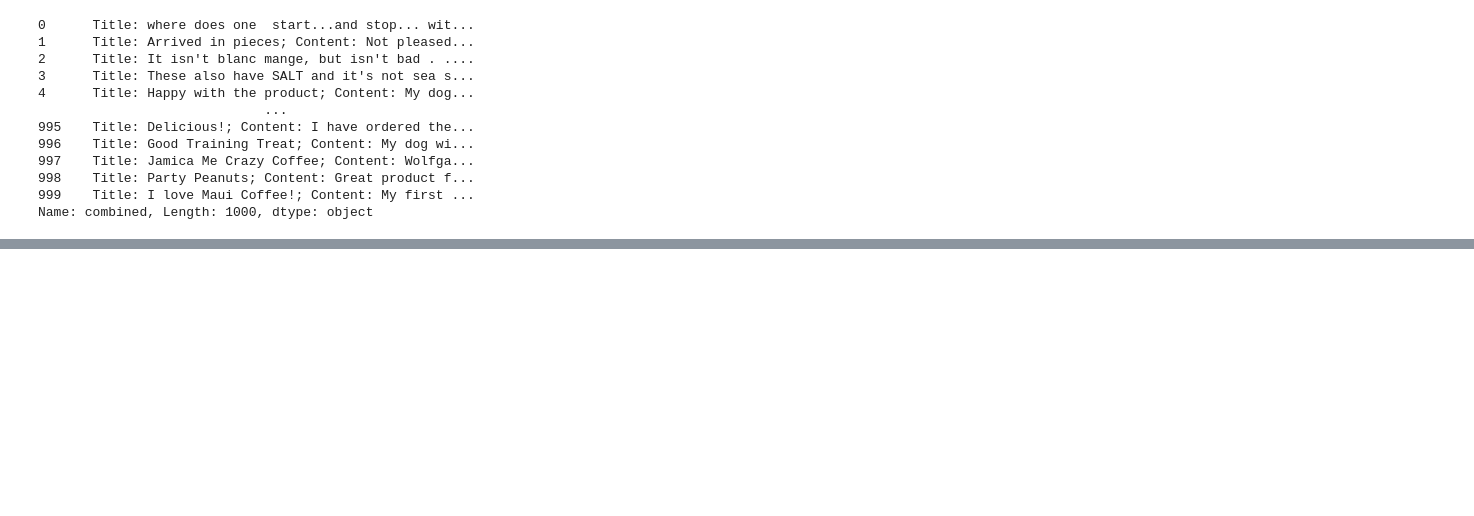
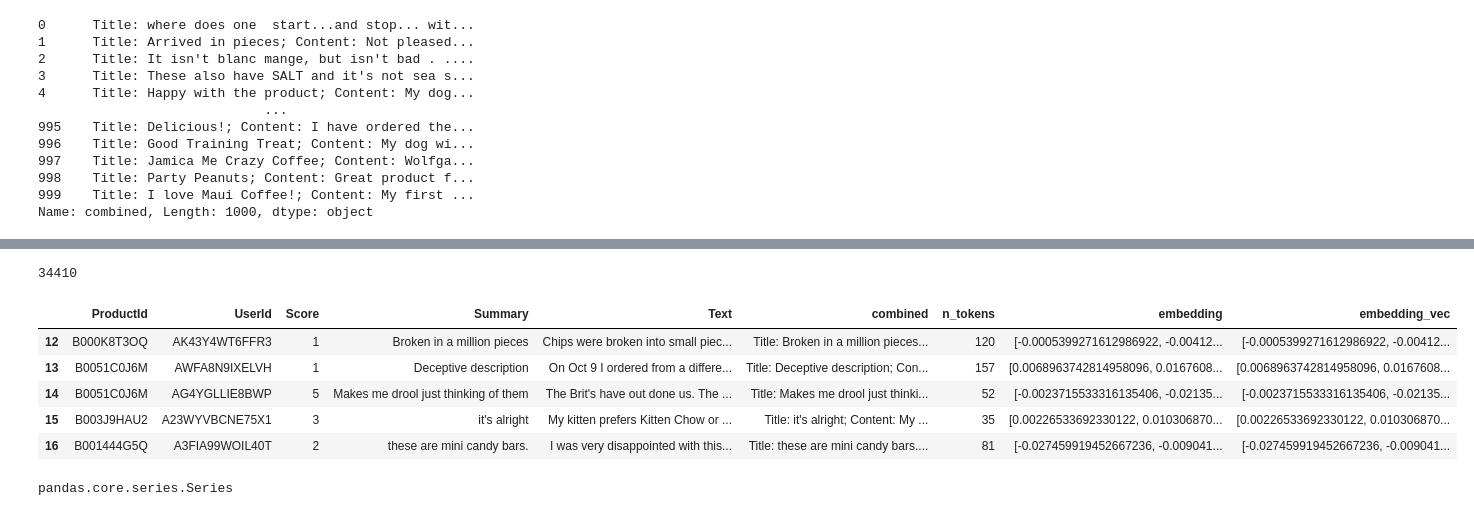
Before and after one commit to CatonChen/openai-quickstart, a Jupyter notebook: openai_api/embedding_learn_231126.ipynb, the cells around one changed output, grey strips where cells are left out. Drawn from its saved outputs; the diff is of its cells as text; code cells hidden in the pictures; blank space fills up the shorter version.

```diff
--- a/openai_api/embedding_learn_231126.ipynb
+++ b/openai_api/embedding_learn_231126.ipynb
@@ -58,0 +222,4 @@ Name: combined, Length: 1000, dtype: object
+# %%
+len(df_embedded["embedding"][0])
+# %% [output]
+34410
@@ -58,0 +231,9 @@ Name: combined, Length: 1000, dtype: object
+# %%
+df_embedded.head()
+# %% [output]
+|  | ProductId | UserId | Score | Summary | Text | combined | n_tokens | embedding | embedding_vec |
+| 12 | B000K8T3OQ | AK43Y4WT6FFR3 | 1 | Broken in a million pieces | Chips were broken into small piec... | Title: Broken in a million pieces... | 120 | [-0.0005399271612986922, -0.00412... | [-0.0005399271612986922, -0.00412... |
+| 13 | B0051C0J6M | AWFA8N9IXELVH | 1 | Deceptive description | On Oct 9 I ordered from a differe... | Title: Deceptive description; Con... | 157 | [0.0068963742814958096, 0.0167608... | [0.0068963742814958096, 0.0167608... |
+| 14 | B0051C0J6M | AG4YGLLIE8BWP | 5 | Makes me drool just thinking of them | The Brit's have out done us. The ... | Title: Makes me drool just thinki... | 52 | [-0.0023715533316135406, -0.02135... | [-0.0023715533316135406, -0.02135... |
+| 15 | B003J9HAU2 | A23WYVBCNE75X1 | 3 | it's alright | My kitten prefers Kitten Chow or ... | Title: it's alright; Content: My ... | 35 | [0.00226533692330122, 0.010306870... | [0.00226533692330122, 0.010306870... |
+| 16 | B001444G5Q | A3FIA99WOIL40T | 2 | these are mini candy bars. | I was very disappointed with this... | Title: these are mini candy bars.... | 81 | [-0.027459919452667236, -0.009041... | [-0.027459919452667236, -0.009041... |
@@ -58,0 +253,4 @@ Name: combined, Length: 1000, dtype: object
+# %%
+type(df_embedded["embedding_vec"])
+# %% [output]
+pandas.core.series.Series
```
Also changed, not shown: parts of 26 cells of this notebook, 37 other files.
